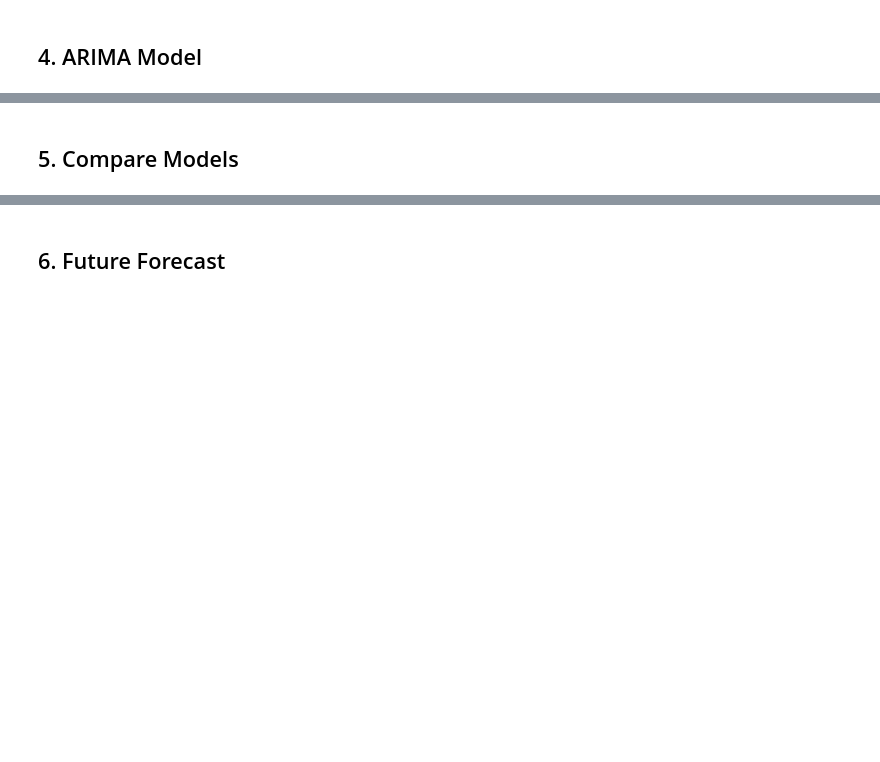
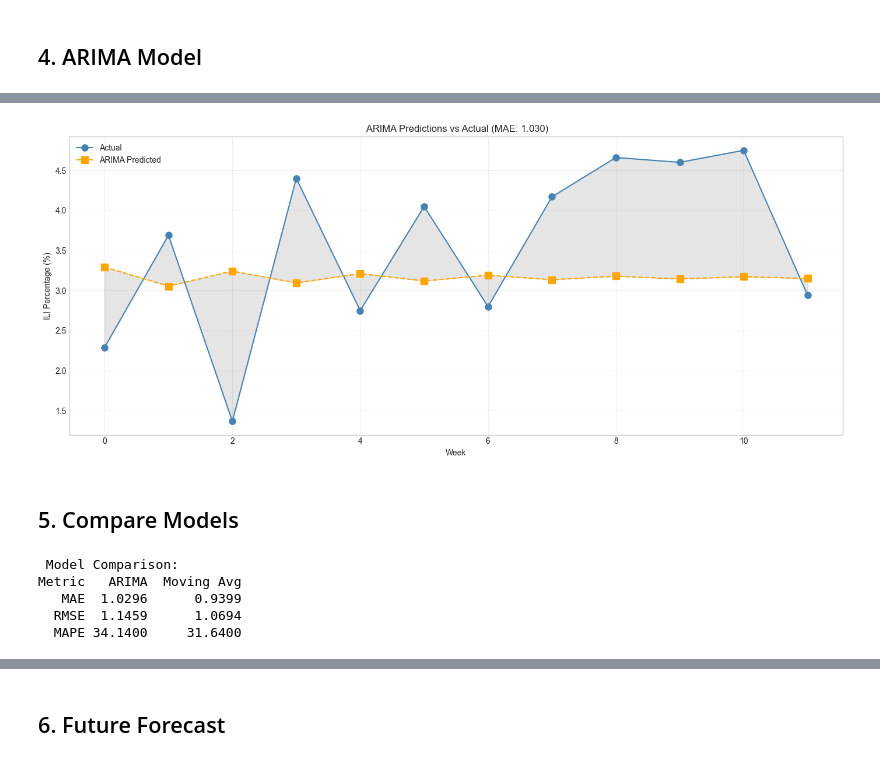
Before and after one commit to anita2210/flu-forecast-hub, a Jupyter notebook: notebooks/02_forecasting.ipynb, the cells around one changed output, grey strips where cells are left out. Cells and saved outputs as stored; diff of their text form; code cells hidden in the pictures; blank space fills up the shorter version.

```diff
--- a/notebooks/02_forecasting.ipynb
+++ b/notebooks/02_forecasting.ipynb
@@ -103,20 +142,22 @@ for metric, value in metrics.items():
 # %%
 # Visualize predictions vs actual
 plt.figure(figsize=(14, 6))
 
 weeks = range(len(test))
 plt.plot(weeks, test.values, 'o-', label='Actual', color='steelblue', markersize=8)
 plt.plot(weeks, predictions, 's--', label='ARIMA Predicted', color='orange', markersize=8)
 
 plt.fill_between(weeks, test.values, predictions, alpha=0.2, color='gray')
 
 plt.xlabel('Week')
 plt.ylabel('ILI Percentage (%)')
-plt.title(f'🎯 ARIMA Predictions vs Actual (MAE: {metrics["MAE"]:.3f})')
+plt.title(f' ARIMA Predictions vs Actual (MAE: {metrics["MAE"]:.3f})')
 plt.legend()
 plt.grid(True, alpha=0.3)
 plt.tight_layout()
 plt.show()
+# %% [output]
+[figure, added]
 # %% [markdown]
 ## 5. Compare Models
 # %%
@@ -141,8 +182,14 @@ comparison_df = pd.DataFrame({
     'Moving Avg': [ma_metrics['MAE'], ma_metrics['RMSE'], ma_metrics['MAPE']]
 })
 
-print("📊 Model Comparison:")
+print(" Model Comparison:")
 print(comparison_df.to_string(index=False))
+# %% [output]
+ Model Comparison:
+Metric   ARIMA  Moving Avg
+   MAE  1.0296      0.9399
+  RMSE  1.1459      1.0694
+  MAPE 34.1400     31.6400
 # %%
 # Visual comparison
 plt.figure(figsize=(14, 6))
```
Also changed, not shown: parts of 11 cells of this notebook.
